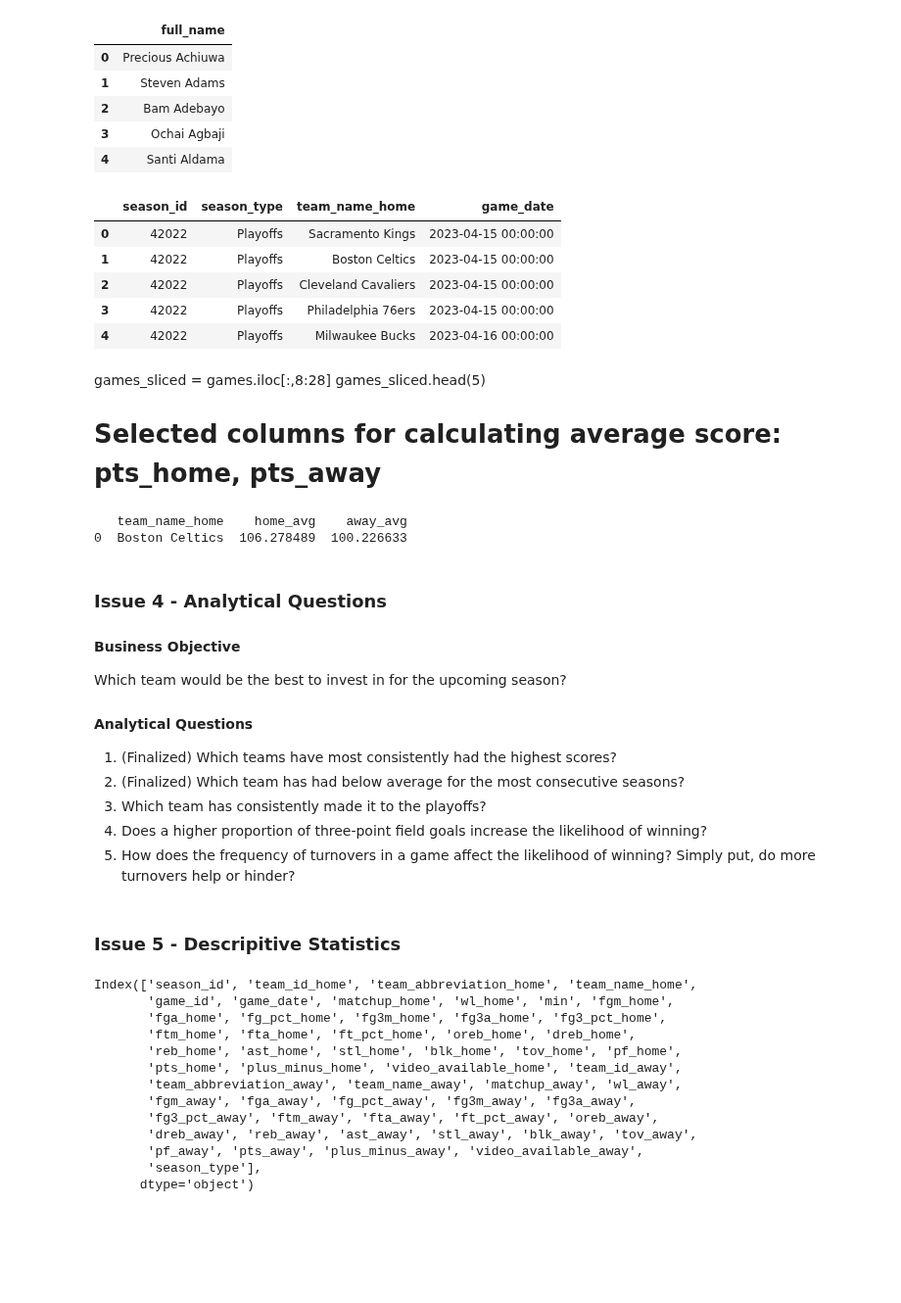
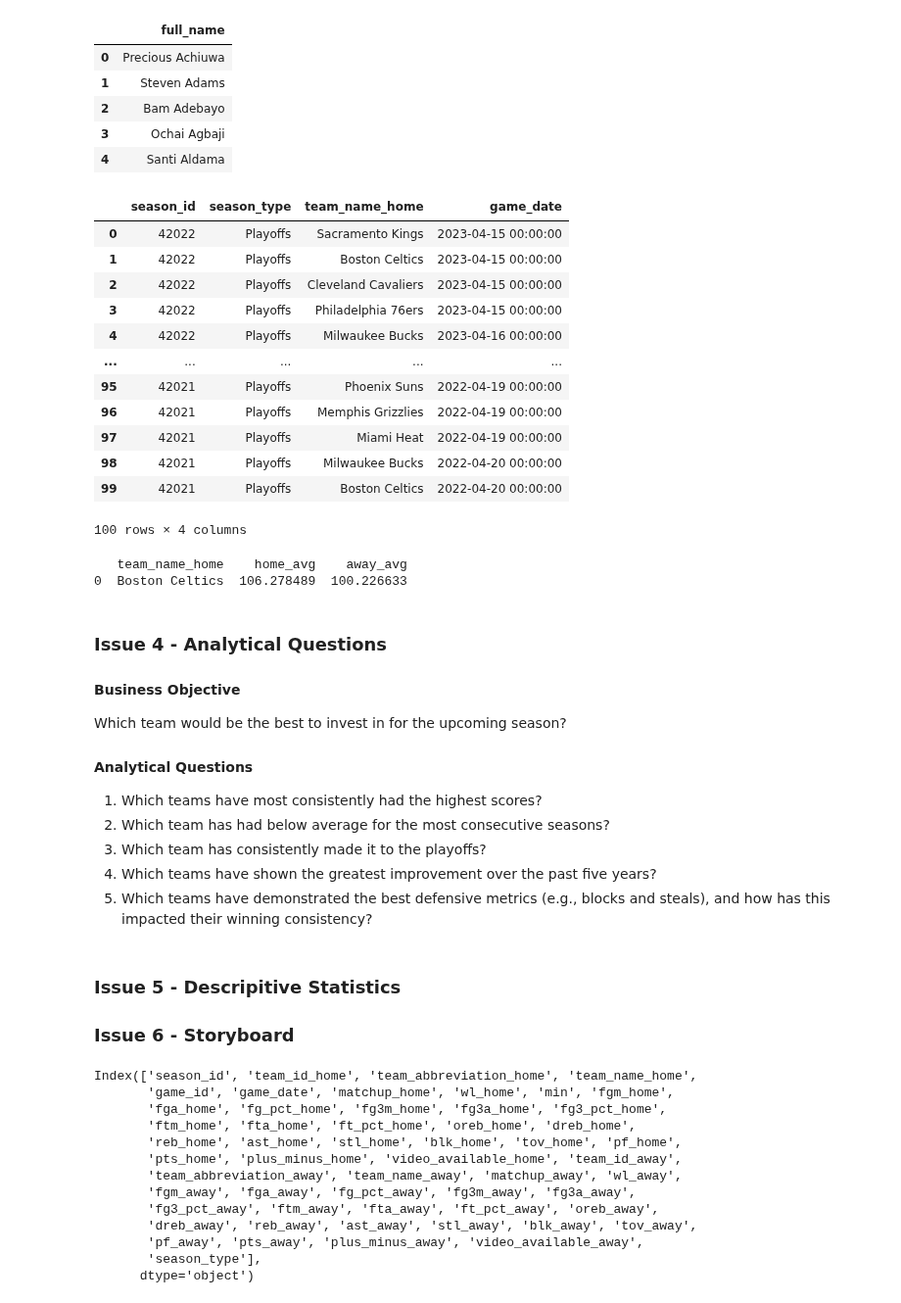
Before and after one commit to thezachdrake/UMD-INST627-Fall2024, a Jupyter notebook: notebooks/kim_revised.ipynb, the cells around one changed output. Shown at 98% size. Drawn from its saved outputs; the diff is of its cells as text; code cells hidden in the pictures; blank space fills up the shorter version.

Commit message:
Kim-issue6-2ndattempt (#180)
created a pr for issue6 last week, but reverted

```diff
--- a/notebooks/kim_revised.ipynb
+++ b/notebooks/kim_revised.ipynb
@@ -165,21 +165,23 @@ active_players.head(5)
 # %%
 games_recent = pd.read_sql_query("""
     SELECT season_id, season_type, team_name_home, game_Date
     FROM game
     ORDER BY season_id DESC"""
     , con)
-games_recent.head(5)
+games_recent.head(100)
 
 # Selected Team: Boston Celtics
 # %% [output]
 |  | season_id | season_type | team_name_home | game_date |
 | 0 | 42022 | Playoffs | Sacramento Kings | 2023-04-15 00:00:00 |
 | 1 | 42022 | Playoffs | Boston Celtics | 2023-04-15 00:00:00 |
 | 2 | 42022 | Playoffs | Cleveland Cavaliers | 2023-04-15 00:00:00 |
 | 3 | 42022 | Playoffs | Philadelphia 76ers | 2023-04-15 00:00:00 |
 | 4 | 42022 | Playoffs | Milwaukee Bucks | 2023-04-16 00:00:00 |
+| ... | ... | ... | ... | ... |
+| 95 | 42021 | Playoffs | Phoenix Suns | 2022-04-19 00:00:00 |
+| 96 | 42021 | Playoffs | Memphis Grizzlies | 2022-04-19 00:00:00 |
+| 97 | 42021 | Playoffs | Miami Heat | 2022-04-19 00:00:00 |
+| 98 | 42021 | Playoffs | Milwaukee Bucks | 2022-04-20 00:00:00 |
+| 99 | 42021 | Playoffs | Boston Celtics | 2022-04-20 00:00:00 |
+100 rows × 4 columns
-# %% [markdown]
-games_sliced = games.iloc[:,8:28]
-games_sliced.head(5)
-
-# Selected columns for calculating average score: pts_home, pts_away
@@ -200,13 +207,14 @@ print(games_bc_avg)
 Which team would be the best to invest in for the upcoming season?
 
 #### Analytical Questions
-1. (Finalized) Which teams have most consistently had the highest scores?
-2. (Finalized) Which team has had below average for the most consecutive seasons?
+1. Which teams have most consistently had the highest scores?
+2. Which team has had below average for the most consecutive seasons?
 3. Which team has consistently made it to the playoffs?
-4. Does a higher proportion of three-point field goals increase the likelihood of winning?
-5. How does the frequency of turnovers in a game affect the likelihood of winning? Simply put, do more turnovers help or hinder?
+4. Which teams have shown the greatest improvement over the past five years?
+5. Which teams have demonstrated the best defensive metrics (e.g., blocks and steals), and how has this impacted their winning consistency?
 # %% [markdown]
-### Issue 5 - Descripitive Statistics <br>
+### Issue 5 - Descripitive Statistics
+### Issue 6 - Storyboard <br>
 # %%
 import pandas as pd
 import sqlite3
```
Also changed, not shown: parts of 43 cells of this notebook.
